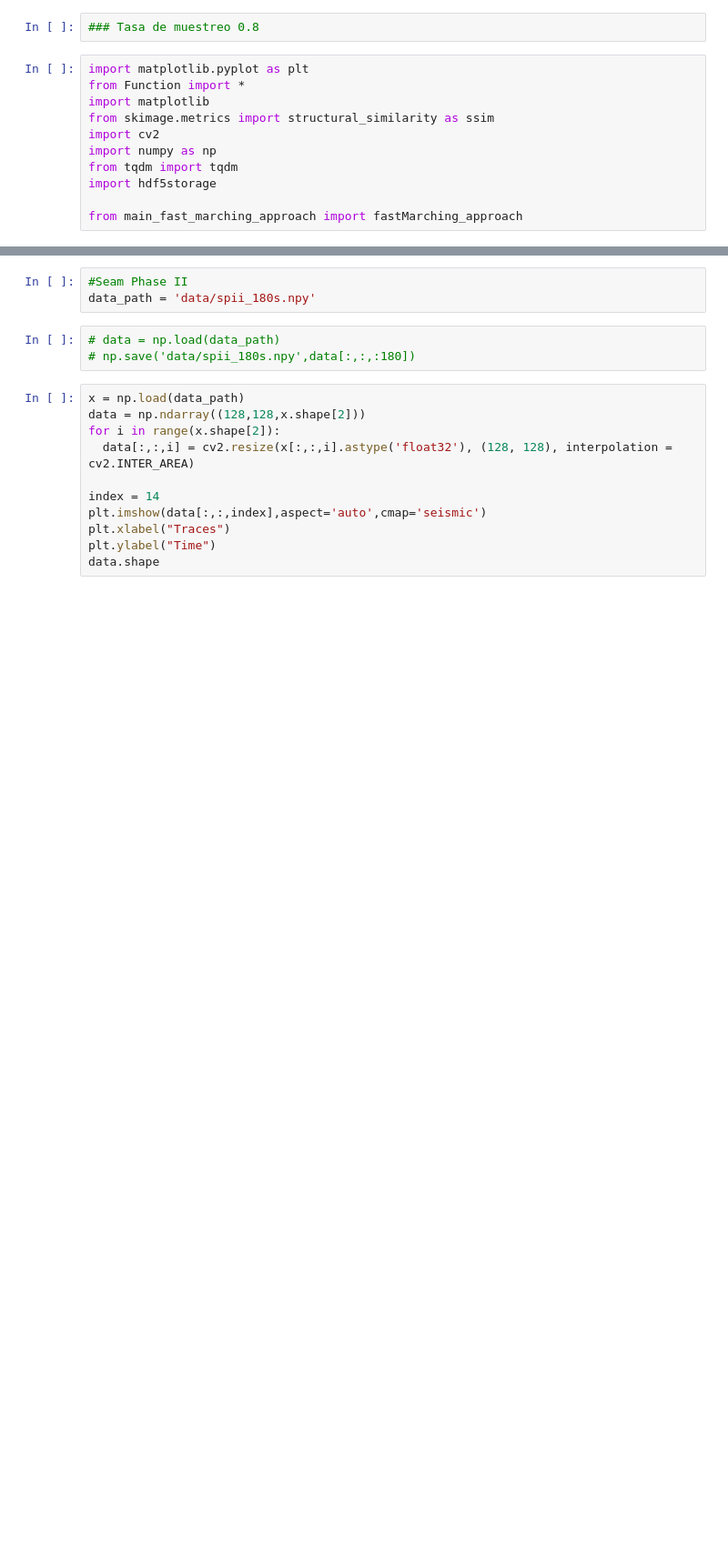
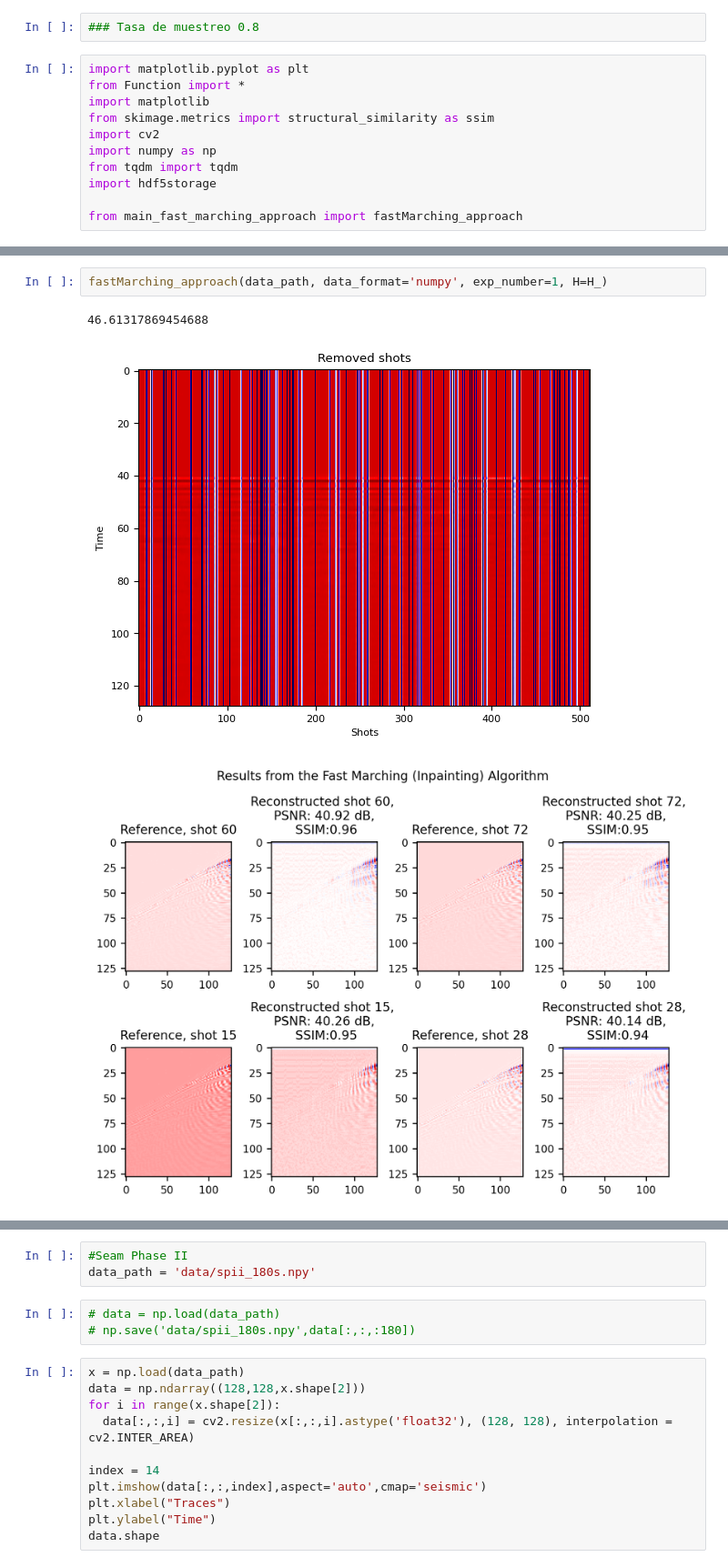
Before and after one commit to luismiguel13/seismic_simulations, a Jupyter notebook: Test_mask_fastmarchig_shots08.ipynb, the cells around one changed output, grey strips where cells are left out. Shown at 91% size. Cells and saved outputs as stored; diff of their text form; blank space fills up the shorter version.

```diff
--- a/Test_mask_fastmarchig_shots08.ipynb
+++ b/Test_mask_fastmarchig_shots08.ipynb
@@ -43,0 +52,6 @@ H_.shape
+# %%
+fastMarching_approach(data_path, data_format='numpy', exp_number=1, H=H_)
+# %% [output]
+46.61317869454688
+[figure, added]
+[figure, added]
```
Also changed, not shown: parts of 5 cells of this notebook, 3 other files.
